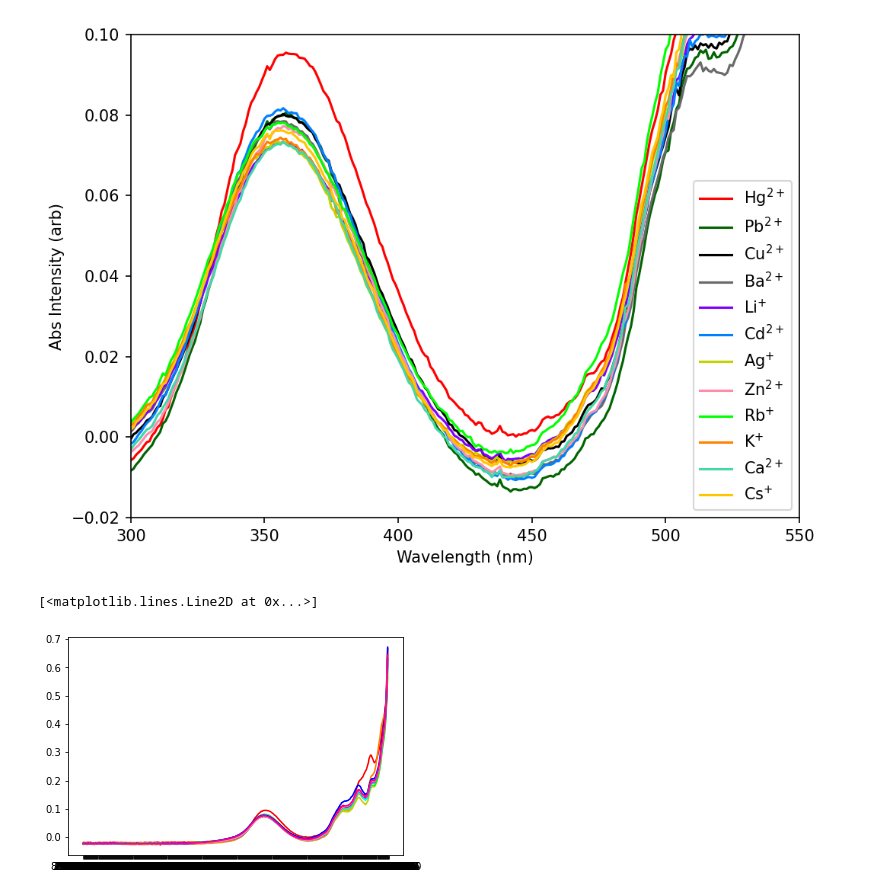
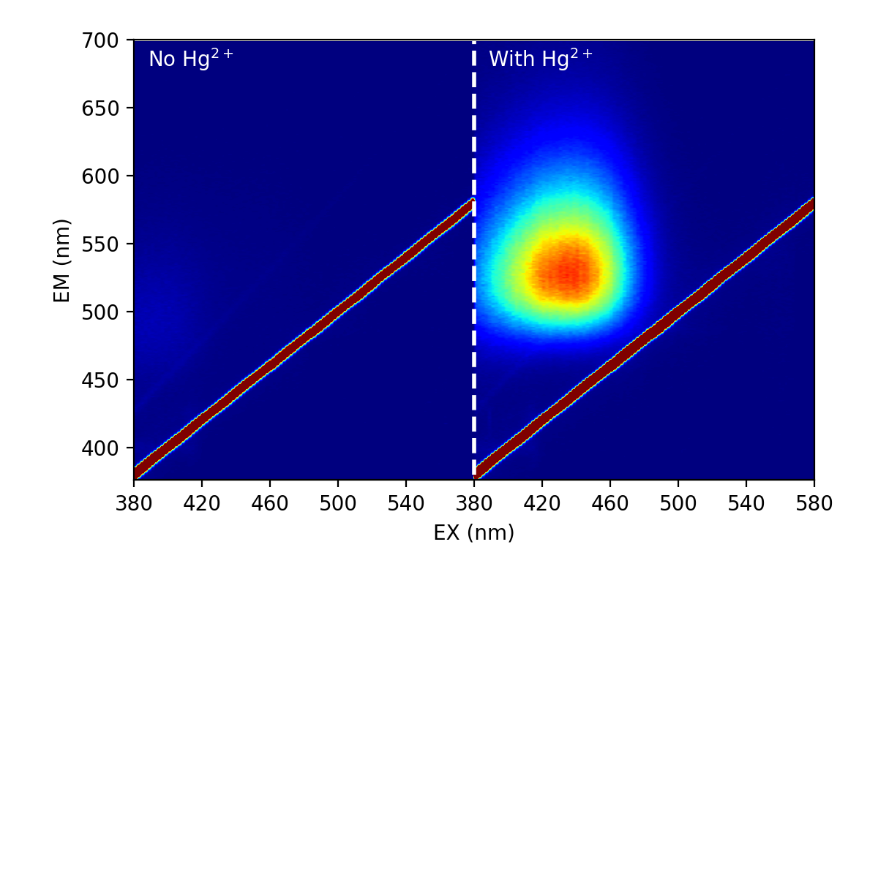
Before and after one commit to UTA-REST/HgMonsterPlots, a Jupyter notebook: Figure5.ipynb, the cells around one changed output. Cells and saved outputs as stored; diff of their text form; code cells hidden in the pictures; blank space fills up the shorter version.

```diff
--- a/Figure5.ipynb
+++ b/Figure5.ipynb
@@ -6,5 +5,2 @@ import numpy as np
 import pandas as pd
 %matplotlib inline
-# %%
-dat=pd.read_excel("Data/EtOH selectivity.xlsx")
-dat
@@ -78,32 +6,0 @@ x
-# %%
-plt.figure(figsize=(7,5),dpi=150)
-for i in range(0,len(Order)):
-    plt.plot(x,y[i],color=ColorMap[Order[i]],label=Names[i])
-
-pylab.ylim(-0.02,0.1)
-pylab.xlim(300,550)
-pylab.xlabel("Wavelength (nm)")
-pylab.ylabel("Abs Intensity (arb)")
-pylab.legend(loc='lower right')
-plt.xticks([300,350,400,450,500,550],[300,350,400,450,500,550])
-plt.tight_layout()
-plt.savefig('Figs/Figure5.png',bbox_inches='tight')
-plt.show()
-# %% [output]
-[figure, removed]
-# %%
-plt.plot(x,y1,color='#ff0000')
-plt.plot(x,y2,color='#ff8000')
-plt.plot(x,y3,color='#FFC600')
-plt.plot(x,y4,color='#C4D300')
-plt.plot(x,y5,color='#00ff00')
-plt.plot(x,y6,color='#44D7A8')
-plt.plot(x,y7,color='#00ffff')
-plt.plot(x,y8,color='#0080ff')
-plt.plot(x,y9,color='#0000ff')
-plt.plot(x,y10,color='#8000ff')
-plt.plot(x,y11,color='#FC8EAC')
-plt.plot(x,y12,color='#ff0080')
-# %% [output]
-[<matplotlib.lines.Line2D at 0x...>]
-[figure, removed]
@@ -109,0 +9,43 @@ plt.plot(x,y12,color='#ff0080')
+# %%
+def ReadFile(filename,toprange=700):
+
+    #dat=pd.read_excel("./RLM_06232022_Angle Study 18c6.xlsx",engine='openpyxl')
+    dat=pd.read_csv(filename,nrows=327)
+    renamemapper={}
+    for i in range(0,len(dat.columns)-1):
+        renamemapper[dat.columns[i+1]]=dat.columns[i]
+    renamemapper[dat.columns[0]]="Wavelength"
+    DataList={}
+    DataMatrix=[]
+    prev=0
+    subfr=dat.iloc[:,np.concatenate([[0],np.arange(1,len(dat.columns),2)])]
+    subfr=subfr.rename(renamemapper,axis=1).iloc[1:toprange].astype(float)
+    for i in subfr.columns:
+
+        X=i.split("_")
+        if(len(X)>1):
+            DataList[float(X[-1])]=subfr[i]
+            DataMatrix.append(np.array(subfr[i]))
+
+        prev=i
+
+
+    return subfr, DataList,DataMatrix
+# %%
+subfr_Ba,DataList_Ba,DataMatrix_Ba=ReadFile("./Data/OFF_ON Hg 3D.csv")
+
+
+
+plt.figure(figsize=(6,4),dpi=200)
+plt.imshow(np.transpose(np.array(DataMatrix_Ba)),extent=(0,10,np.min(subfr_Ba.Wavelength),np.max(subfr_Ba.Wavelength)),origin='lower',cmap='jet',vmax=130,vmin=0,aspect=1/50)
+#plt.colorbar()
+plt.ylabel("EM (nm)")
+plt.xlabel("EX (nm)")
+plt.xticks([0,1,2,3,4,5,6,7,8,9,10],[380,420,460,500,540,380,420,460,500,540,580])
+plt.text(0.2,680,r"No Hg$^{2+}$",color='white')
+
+plt.text(5.2,680,r"With Hg$^{2+}$",color='white')
+plt.plot([5,5],[380,700],'--',color='white',linewidth=2)
+plt.savefig("Figs/Figure5_3D.png",dpi=150,bbox_inches='tight')
+# %% [output]
+[figure, added]
```
Also changed, not shown: parts of 6 cells of this notebook, 34 other files.
